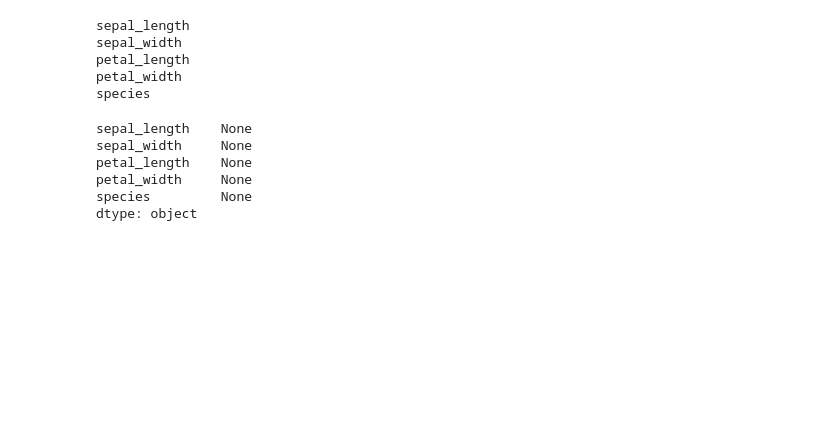
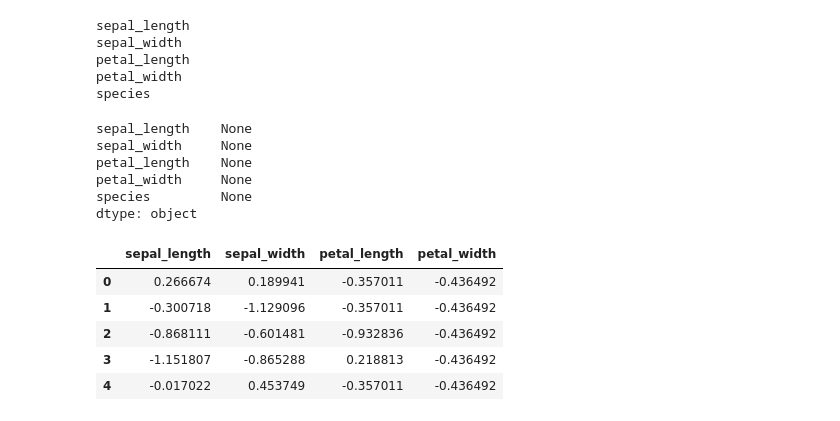
Before and after one commit to AlessandrodAgostino/Python-Projects, a Jupyter notebook: GM/EX_Groupy_Standardization.ipynb, the cells around one changed output. Drawn from its saved outputs; the diff is of its cells as text; code cells hidden in the pictures; blank space fills up the shorter version.

```diff
--- a/GM/EX_Groupy_Standardization.ipynb
+++ b/GM/EX_Groupy_Standardization.ipynb
@@ -237,3 +237,14 @@ petal_length    None
 petal_width     None
 species         None
 dtype: object
+# %%
+iris = pd.read_csv(url)
+transformed = iris.groupby('species', as_index=False).transform(lambda x: (x - x.mean()) / x.std())
+transformed.head()
+# %% [output]
+|  | sepal_length | sepal_width | petal_length | petal_width |
+| 0 | 0.266674 | 0.189941 | -0.357011 | -0.436492 |
+| 1 | -0.300718 | -1.129096 | -0.357011 | -0.436492 |
+| 2 | -0.868111 | -0.601481 | -0.932836 | -0.436492 |
+| 3 | -1.151807 | -0.865288 | 0.218813 | -0.436492 |
+| 4 | -0.017022 | 0.453749 | -0.357011 | -0.436492 |
```
Also changed, not shown: parts of 2 cells of this notebook, 1 other file.
